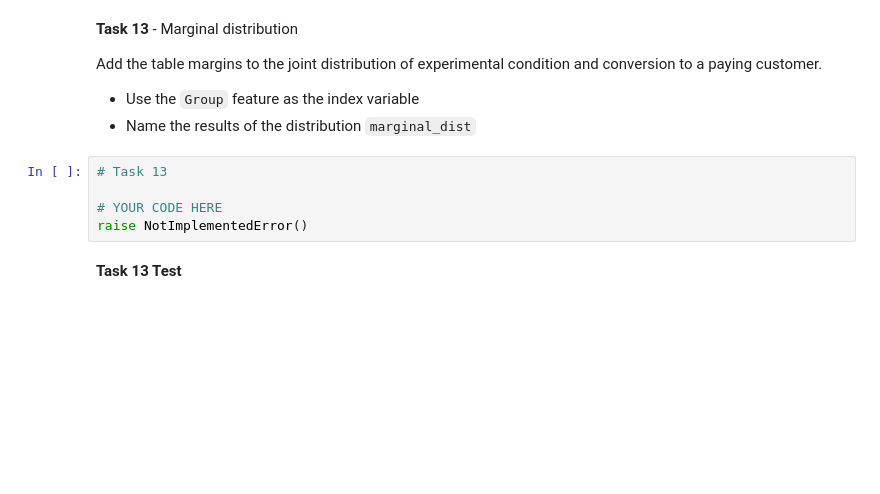
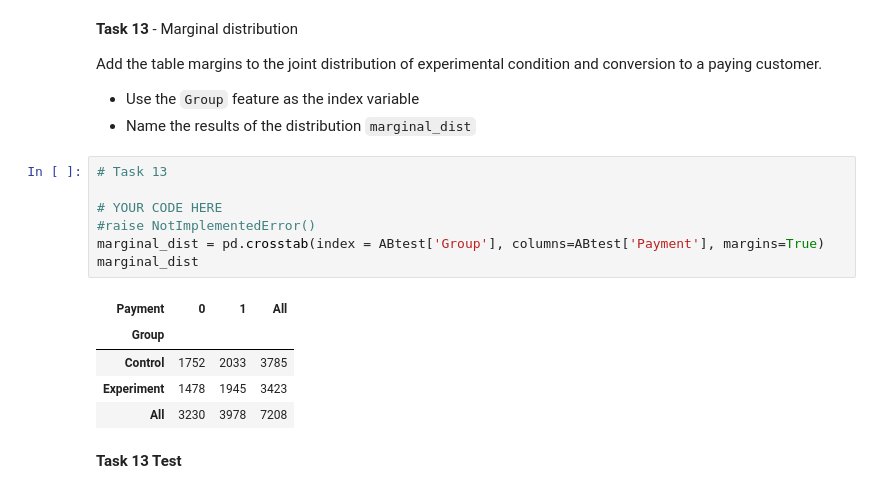
Before and after one commit to sikoh/DS-Statistics, a Jupyter notebook: Sprint -Challenge/DS_SprintChallenge_StatisticalTestsAndExperiments.ipynb, the cells around one changed output. Cells and saved outputs as stored; diff of their text form; blank space fills up the shorter version.

```diff
--- a/Sprint -Challenge/DS_SprintChallenge_StatisticalTestsAndExperiments.ipynb
+++ b/Sprint -Challenge/DS_SprintChallenge_StatisticalTestsAndExperiments.ipynb
@@ -362,8 +469,16 @@ Add the table margins to the joint distribution of experimental condition and co
 # %%
 # Task 13
 
 # YOUR CODE HERE
-raise NotImplementedError()
+#raise NotImplementedError()
+marginal_dist = pd.crosstab(index = ABtest['Group'], columns=ABtest['Payment'], margins=True)
+marginal_dist
+# %% [output]
+| Payment | 0 | 1 | All |
+| Group |  |  |  |
+| Control | 1752 | 2033 | 3785 |
+| Experiment | 1478 | 1945 | 3423 |
+| All | 3230 | 3978 | 7208 |
 # %% [markdown]
 **Task 13 Test**
 # %%
```
Also changed, not shown: parts of 29 cells of this notebook.
